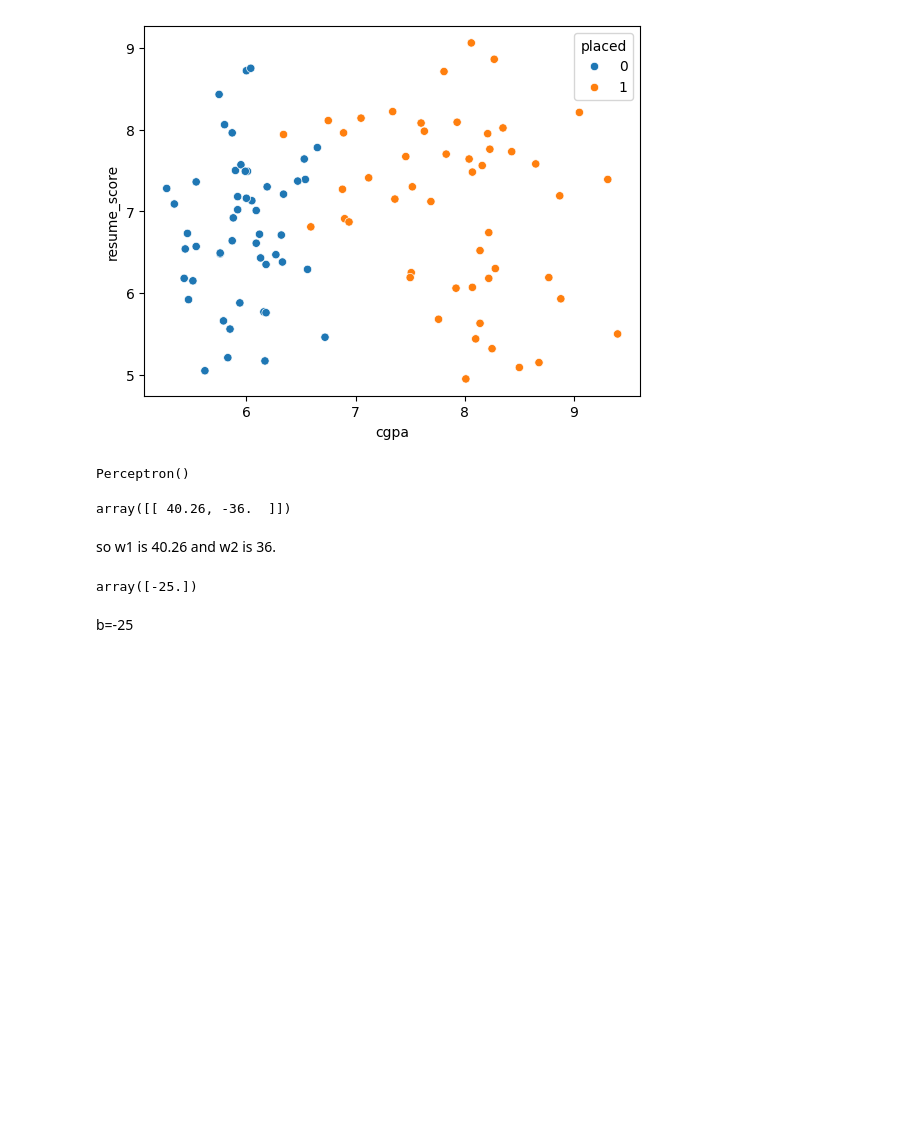
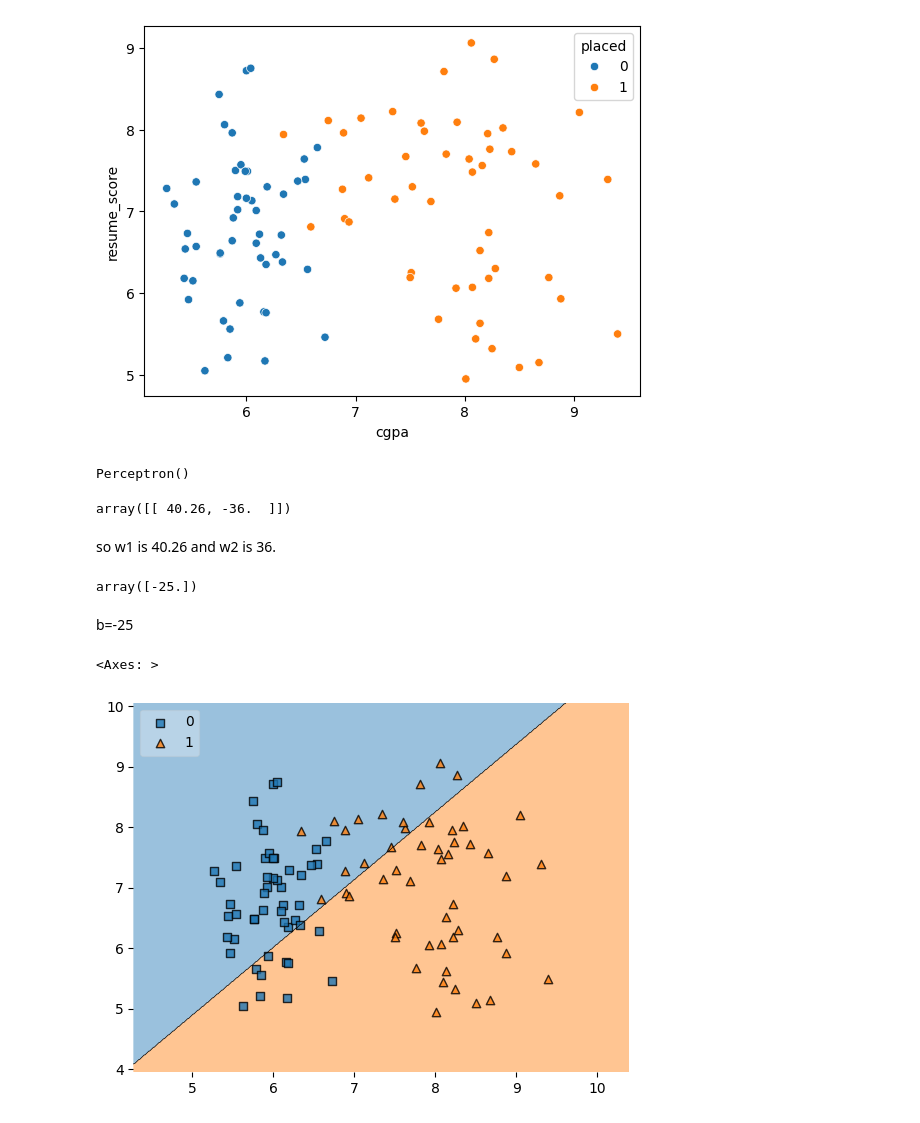
Before and after one commit to TanjiEvan/Python, a Jupyter notebook: Deep Learning/Perceptron/Perceptron_implementation.ipynb, the cells around one changed output. Drawn from its saved outputs; the diff is of its cells as text; code cells hidden in the pictures; blank space fills up the shorter version.

```diff
--- a/Deep Learning/Perceptron/Perceptron_implementation.ipynb
+++ b/Deep Learning/Perceptron/Perceptron_implementation.ipynb
@@ -46,0 +49,5 @@ b=-25
+# %%
+plot_decision_regions(X.values, y.values, clf=p, legend=2)
+# %% [output]
+<Axes: >
+[figure, added]
```
Also changed, not shown: parts of 1 cell of this notebook.
